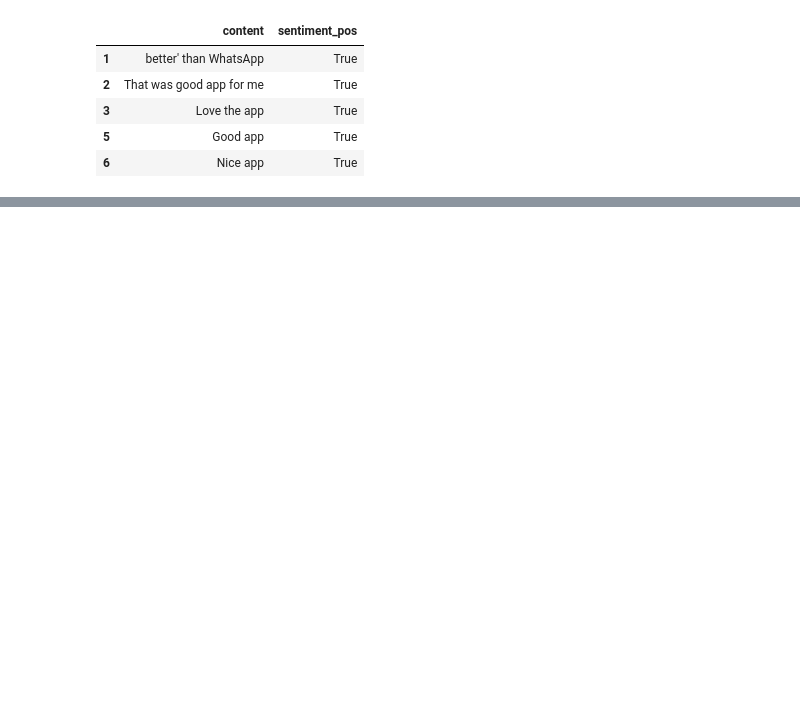
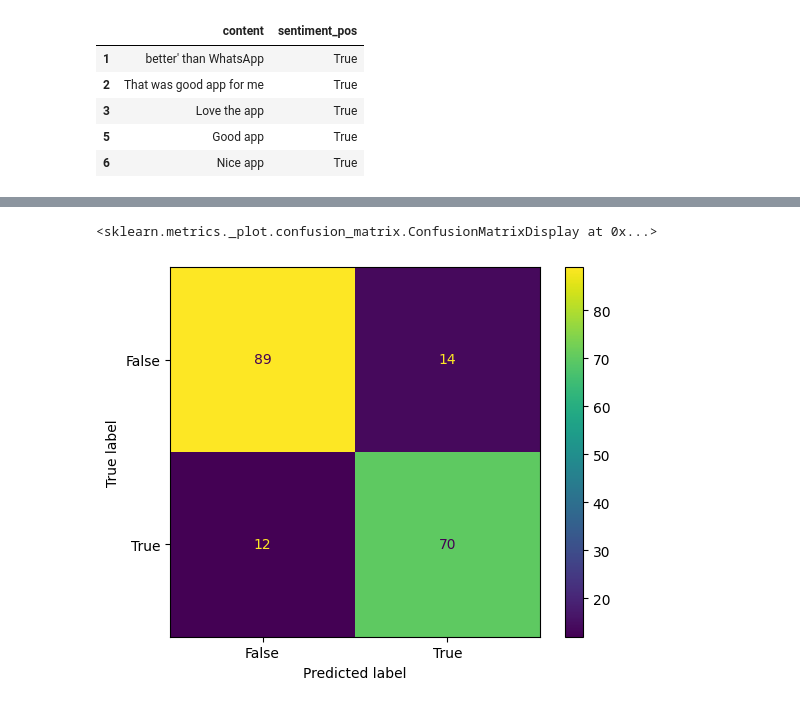
Before and after one commit to Yes-and/text-analytics-semestral-work, a Jupyter notebook: text_analytics_processing_and_model.ipynb, the cells around one changed output, grey strips where cells are left out. Saved outputs shown, nothing was run; the diff lists cells and outputs as text; code cells hidden in the pictures; blank space fills up the shorter version.

```diff
--- a/text_analytics_processing_and_model.ipynb
+++ b/text_analytics_processing_and_model.ipynb
@@ -379,0 +451,18 @@ print(response.text)
+# %%
+predicted_class = []
+for i in list(df_test.index):
+  content = df_test.at[i, "parsedContent"]
+  positive = nlp(content).cats["POSITIVE"]
+  negative = nlp(content).cats["NEGATIVE"]
+  predicted_class.append(0 if negative > positive else 1)
+df_test["sentiment_pred"] = predicted_class
+# %%
+from sklearn.metrics import ConfusionMatrixDisplay
+
+ConfusionMatrixDisplay.from_predictions(
+    df_test["sentiment_pos"],
+    df_test["sentiment_pred"]
+)
+# %% [output]
+<sklearn.metrics._plot.confusion_matrix.ConfusionMatrixDisplay at 0x...>
+[figure, added]
```
Also changed, not shown: parts of 28 cells of this notebook.
